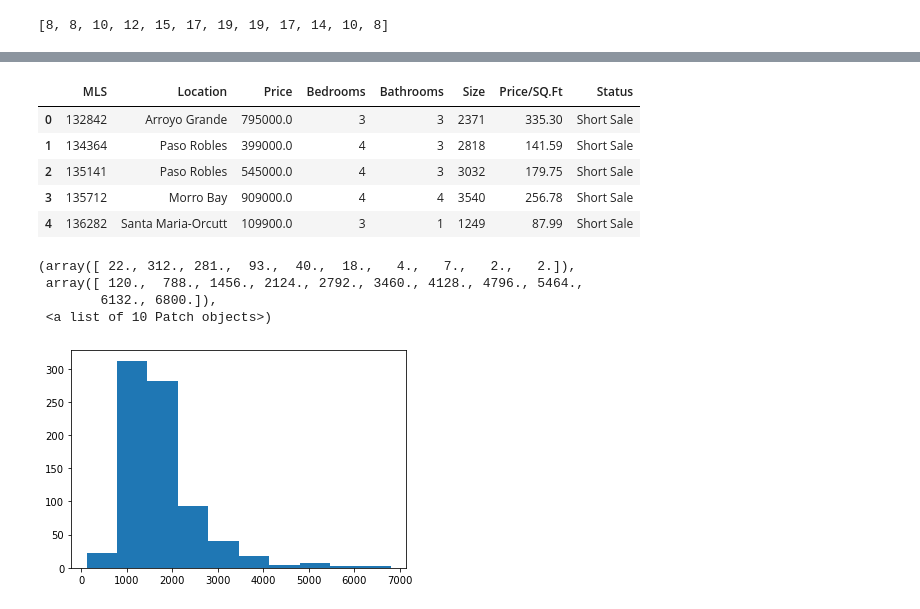
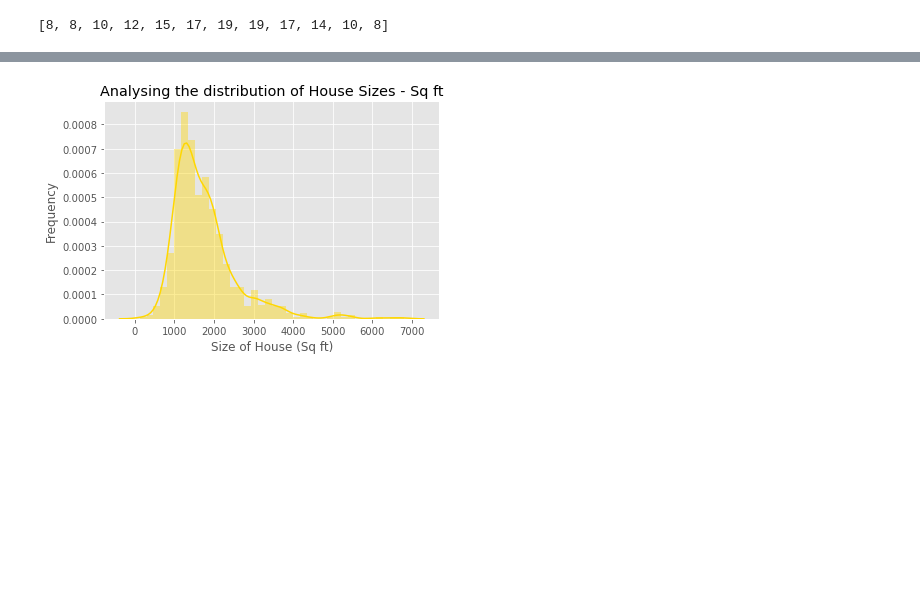
Before and after one commit to dssheldon/ProgDA-Project-SDS, a Jupyter notebook: ProgDA-Project-SDS.ipynb, the cells around one changed output, grey strips where cells are left out. Saved outputs shown, nothing was run; the diff lists cells and outputs as text; code cells hidden in the pictures; blank space fills up the shorter version.

```diff
--- a/ProgDA-Project-SDS.ipynb
+++ b/ProgDA-Project-SDS.ipynb
@@ -215,20 +220,11 @@ plt.show()
 # %%
 import pandas as pd
 df_house = pd.read_csv("https://justinsighting.com/wp-content/uploads/2016/05/RealEstate.csv")
+
+house_size = sns.distplot(df_house['Size'], color='gold')
+house_size.set(xlabel="Size of House (Sq ft)", ylabel = "Frequency", title="Analysing the distribution of House Sizes - Sq ft")
+
+
+plt.show()
+# %% [output]
+[figure, added]
-# %%
-df_house.head()
-# %% [output]
-|  | MLS | Location | Price | Bedrooms | Bathrooms | Size | Price/SQ.Ft | Status |
-| 0 | 132842 | Arroyo Grande | 795000.0 | 3 | 3 | 2371 | 335.30 | Short Sale |
-| 1 | 134364 | Paso Robles | 399000.0 | 4 | 3 | 2818 | 141.59 | Short Sale |
-| 2 | 135141 | Paso Robles | 545000.0 | 4 | 3 | 3032 | 179.75 | Short Sale |
-| 3 | 135712 | Morro Bay | 909000.0 | 4 | 4 | 3540 | 256.78 | Short Sale |
-| 4 | 136282 | Santa Maria-Orcutt | 109900.0 | 3 | 1 | 1249 | 87.99 | Short Sale |
-# %%
-plt.hist(df_house['Size']) #
-# %% [output]
-(array([ 22., 312., 281.,  93.,  40.,  18.,   4.,   7.,   2.,   2.]),
- array([ 120.,  788., 1456., 2124., 2792., 3460., 4128., 4796., 5464.,
-        6132., 6800.]),
- <a list of 10 Patch objects>)
-[figure, removed]
```
Also changed, not shown: parts of 7 cells of this notebook.
